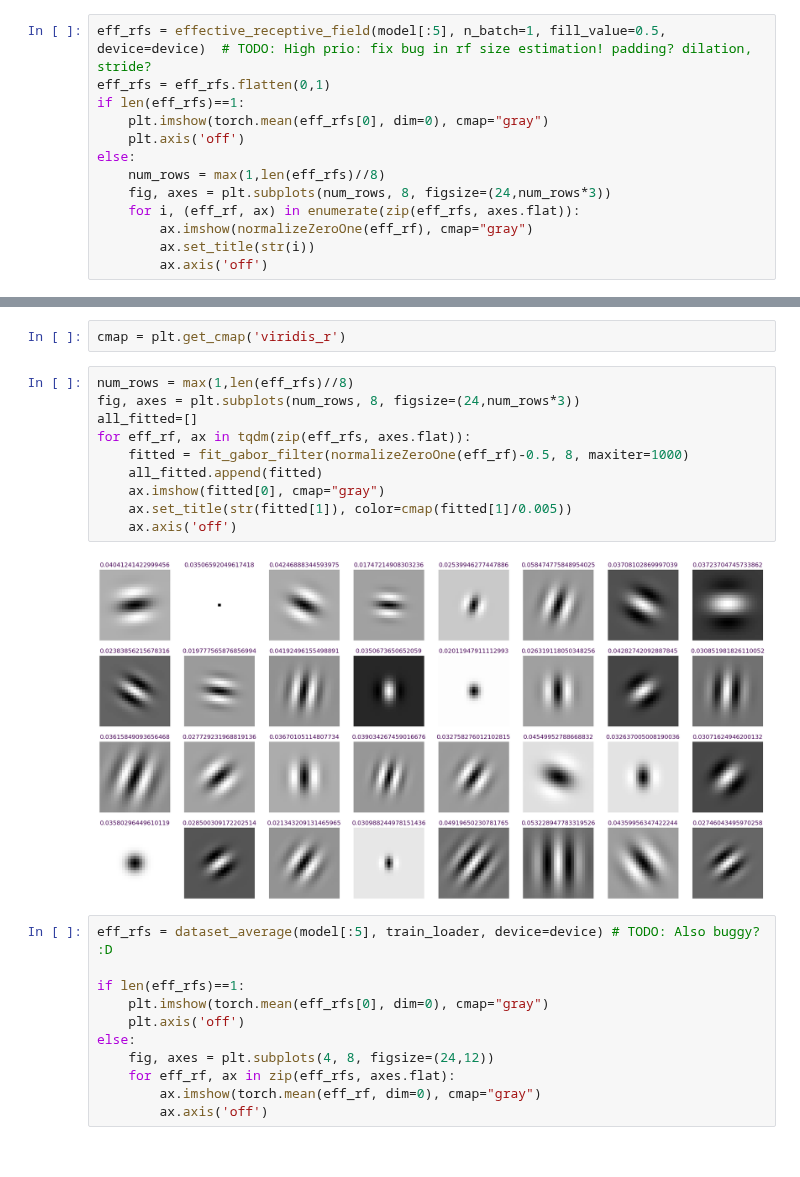
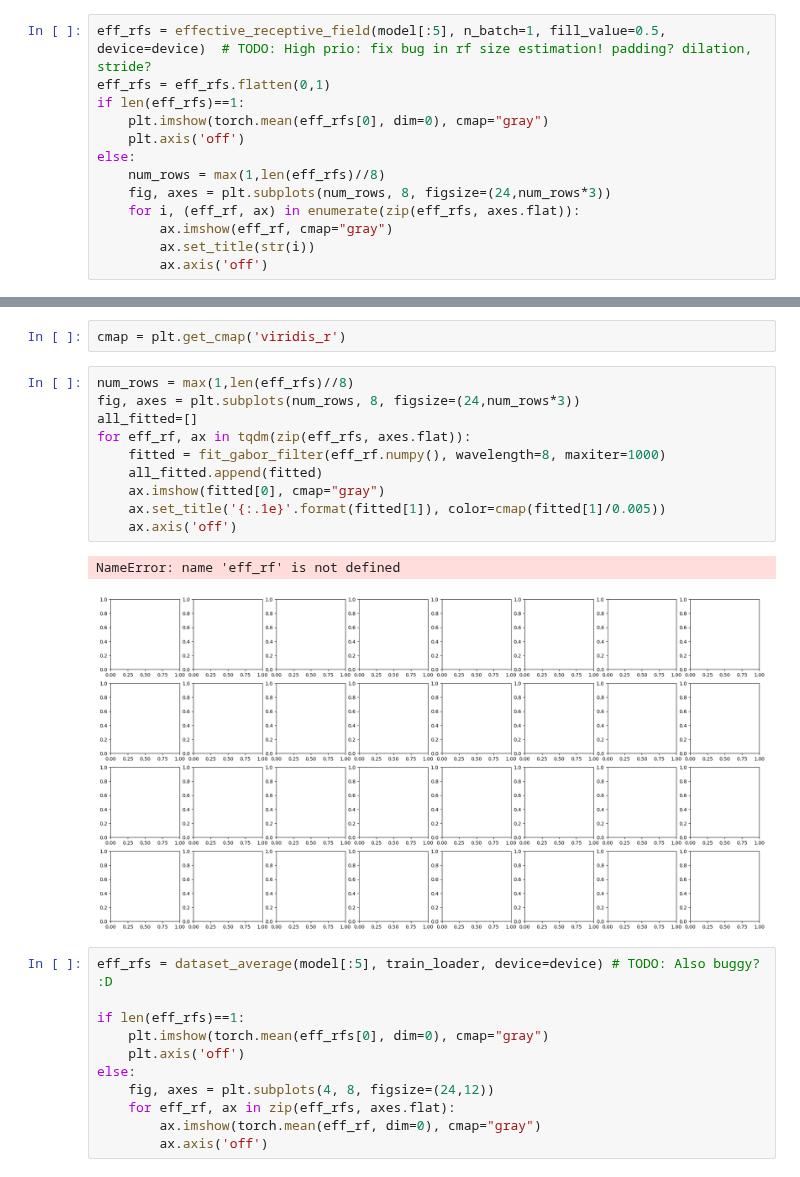
Before and after one commit to fabioseel/receptive-fields, a Jupyter notebook: src/evaluation.ipynb, the cells around one changed output, grey strips where cells are left out. Saved outputs shown, nothing was run; the diff lists cells and outputs as text.

```diff
--- a/src/evaluation.ipynb
+++ b/src/evaluation.ipynb
@@ -92,7 +93,7 @@ else:
     num_rows = max(1,len(eff_rfs)//8)
     fig, axes = plt.subplots(num_rows, 8, figsize=(24,num_rows*3))
     for i, (eff_rf, ax) in enumerate(zip(eff_rfs, axes.flat)):
-        ax.imshow(normalizeZeroOne(eff_rf), cmap="gray")
+        ax.imshow(eff_rf, cmap="gray")
         ax.set_title(str(i))
         ax.axis('off')
 # %% [output]
@@ -170,15 +172,16 @@ cmap = plt.get_cmap('viridis_r')
 # %%
 num_rows = max(1,len(eff_rfs)//8)
 fig, axes = plt.subplots(num_rows, 8, figsize=(24,num_rows*3))
 all_fitted=[]
 for eff_rf, ax in tqdm(zip(eff_rfs, axes.flat)):
-    fitted = fit_gabor_filter(normalizeZeroOne(eff_rf)-0.5, 8, maxiter=1000)
+    fitted = fit_gabor_filter(eff_rf.numpy(), wavelength=8, maxiter=1000)
     all_fitted.append(fitted)
     ax.imshow(fitted[0], cmap="gray")
-    ax.set_title(str(fitted[1]), color=cmap(fitted[1]/0.005))
+    ax.set_title('{:.1e}'.format(fitted[1]), color=cmap(fitted[1]/0.005))
     ax.axis('off')
 # %% [output]
+NameError: name 'eff_rf' is not defined
-[figure, old version]
+[figure, new version]
 # %%
 eff_rfs = dataset_average(model[:5], train_loader, device=device) # TODO: Also buggy? :D
 
```
Also changed, not shown: parts of 3 cells of this notebook, 1 other file.
